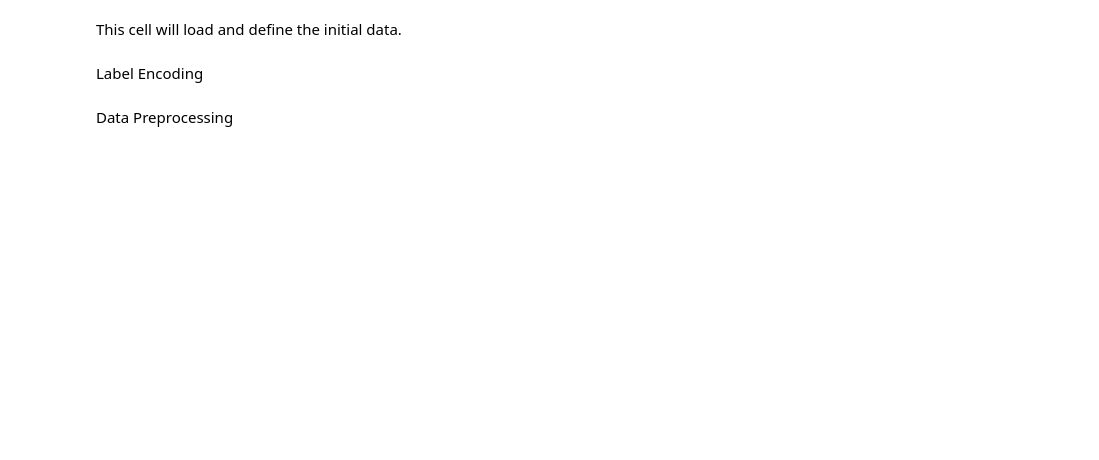
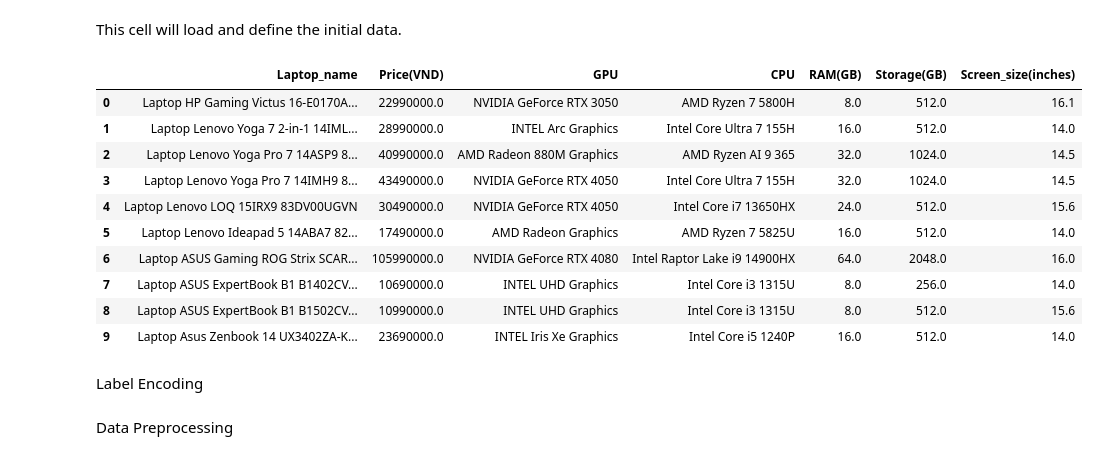
Before and after one commit to CaoNam04/Data_science_final, a Jupyter notebook: knn.ipynb, the cells around one changed output. Saved outputs shown, nothing was run; the diff lists cells and outputs as text; code cells hidden in the pictures; blank space fills up the shorter version.

```diff
--- a/knn.ipynb
+++ b/knn.ipynb
@@ -9,13 +9,27 @@ from sklearn.neighbors import NearestNeighbors
 from difflib import get_close_matches
 # %%
 # Step 1: Prepare the DataFrame with categorical CPU and GPU values
-data_duy = pd.read_csv('laptop_duy.csv',usecols=['Laptop_name','Price(VND)','GPU','CPU','RAM(GB)','Storage(GB)','Screen_size(inches)'])
+data_duy = pd.read_csv('laptop_duy_updated.csv',usecols=['Laptop_name','Price(VND)','GPU','CPU','RAM(GB)','Storage(GB)','Screen_size(inches)'])
 data_huyen = pd.read_csv('clean_laptop.csv',usecols=['Laptop_name','Price(VND)','GPU','CPU','RAM(GB)','Storage(GB)','Screen_size(inches)'])
 
 # Concatenate DataFrames vertically
 data = pd.concat([data_duy, data_huyen])
 # Save the DataFrame to a CSV file
 data.to_csv('alldata.csv', index=False)
+# %%
+data.head(10)
+# %% [output]
+|  | Laptop_name | Price(VND) | GPU | CPU | RAM(GB) | Storage(GB) | Screen_size(inches) |
+| 0 | Laptop HP Gaming Victus 16-E0170A... | 22990000.0 | NVIDIA GeForce RTX 3050 | AMD Ryzen 7 5800H | 8.0 | 512.0 | 16.1 |
+| 1 | Laptop Lenovo Yoga 7 2-in-1 14IML... | 28990000.0 | INTEL Arc Graphics | Intel Core Ultra 7 155H | 16.0 | 512.0 | 14.0 |
+| 2 | Laptop Lenovo Yoga Pro 7 14ASP9 8... | 40990000.0 | AMD Radeon 880M Graphics | AMD Ryzen AI 9 365 | 32.0 | 1024.0 | 14.5 |
+| 3 | Laptop Lenovo Yoga Pro 7 14IMH9 8... | 43490000.0 | NVIDIA GeForce RTX 4050 | Intel Core Ultra 7 155H | 32.0 | 1024.0 | 14.5 |
+| 4 | Laptop Lenovo LOQ 15IRX9 83DV00UGVN | 30490000.0 | NVIDIA GeForce RTX 4050 | Intel Core i7 13650HX | 24.0 | 512.0 | 15.6 |
+| 5 | Laptop Lenovo Ideapad 5 14ABA7 82... | 17490000.0 | AMD Radeon Graphics | AMD Ryzen 7 5825U | 16.0 | 512.0 | 14.0 |
+| 6 | Laptop ASUS Gaming ROG Strix SCAR... | 105990000.0 | NVIDIA GeForce RTX 4080 | Intel Raptor Lake i9 14900HX | 64.0 | 2048.0 | 16.0 |
+| 7 | Laptop ASUS ExpertBook B1 B1402CV... | 10690000.0 | INTEL UHD Graphics | Intel Core i3 1315U | 8.0 | 256.0 | 14.0 |
+| 8 | Laptop ASUS ExpertBook B1 B1502CV... | 10990000.0 | INTEL UHD Graphics | Intel Core i3 1315U | 8.0 | 512.0 | 15.6 |
+| 9 | Laptop Asus Zenbook 14 UX3402ZA-K... | 23690000.0 | INTEL Iris Xe Graphics | Intel Core i5 1240P | 16.0 | 512.0 | 14.0 |
 # %%
 # Convert all values to lowercase
 data = data.apply(lambda col: col.map(lambda x: x.lower() if isinstance(x, str) else x))
```
Also changed, not shown: parts of 11 cells of this notebook.
